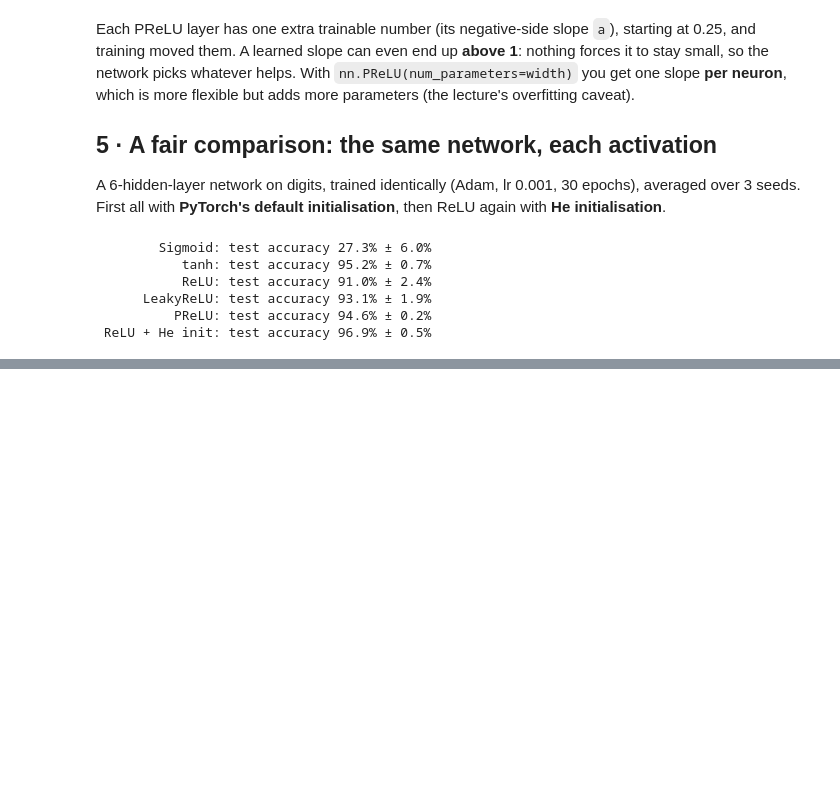
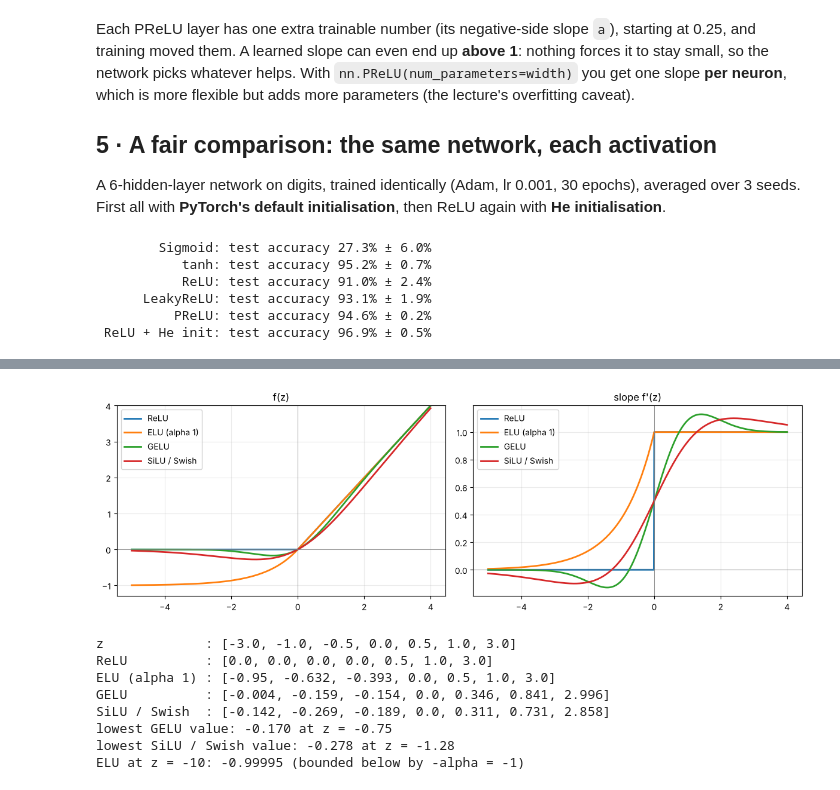
Before and after one commit to Darshit42/lern, a Jupyter notebook: deep-learning-genai/notebooks/04_activation_functions.ipynb, the cells around one changed output, grey strips where cells are left out. Saved outputs shown, nothing was run; the diff lists cells and outputs as text; code cells hidden in the pictures; blank space fills up the shorter version.

```diff
--- a/deep-learning-genai/notebooks/04_activation_functions.ipynb
+++ b/deep-learning-genai/notebooks/04_activation_functions.ipynb
@@ -329,0 +322,30 @@ print(f"{'ReLU + He init':>15}: test accuracy {np.mean(accs):.1%} ± {np.std(acc
+# %%
+zt = torch.linspace(-5, 4, 901, requires_grad=True)
+new_funcs = {"ReLU": torch.relu, "ELU (alpha 1)": nn.functional.elu, "GELU": nn.functional.gelu, "SiLU / Swish": nn.functional.silu}
+fig, axes = plt.subplots(1, 2, figsize=(12, 4))
+for name, f in new_funcs.items():
+    out = f(zt); (grad,) = torch.autograd.grad(out.sum(), zt)
+    axes[0].plot(zt.detach(), out.detach(), lw=2, label=name); axes[1].plot(zt.detach(), grad, lw=2, label=name)
+for ax, t in zip(axes, ["f(z)", "slope f'(z)"]):
+    ax.axhline(0, color="grey", lw=0.6); ax.axvline(0, color="grey", lw=0.6); ax.grid(alpha=0.25); ax.set_title(t); ax.legend()
+axes[0].set_ylim(-1.3, 4); plt.tight_layout(); plt.show()
+
+zz = torch.tensor([-3.0, -1.0, -0.5, 0.0, 0.5, 1.0, 3.0])
+print("z             :", zz.tolist())
+for name, f in new_funcs.items():
+    print(f"{name:<14}:", [round(v, 3) for v in f(zz).tolist()])
+zfine = torch.linspace(-5, 0, 50001)
+for name in ["GELU", "SiLU / Swish"]:
+    v = new_funcs[name](zfine); i = v.argmin()
+    print(f"lowest {name} value: {v[i].item():.3f} at z = {zfine[i].item():.2f}")
+print("ELU at z = -10:", round(nn.functional.elu(torch.tensor(-10.0)).item(), 5), "(bounded below by -alpha = -1)")
+# %% [output]
+[figure, added]
+z             : [-3.0, -1.0, -0.5, 0.0, 0.5, 1.0, 3.0]
+ReLU          : [0.0, 0.0, 0.0, 0.0, 0.5, 1.0, 3.0]
+ELU (alpha 1) : [-0.95, -0.632, -0.393, 0.0, 0.5, 1.0, 3.0]
+GELU          : [-0.004, -0.159, -0.154, 0.0, 0.346, 0.841, 2.996]
+SiLU / Swish  : [-0.142, -0.269, -0.189, 0.0, 0.311, 0.731, 2.858]
+lowest GELU value: -0.170 at z = -0.75
+lowest SiLU / Swish value: -0.278 at z = -1.28
+ELU at z = -10: -0.99995 (bounded below by -alpha = -1)
```
Also changed, not shown: parts of 14 cells of this notebook, 23 other files.
